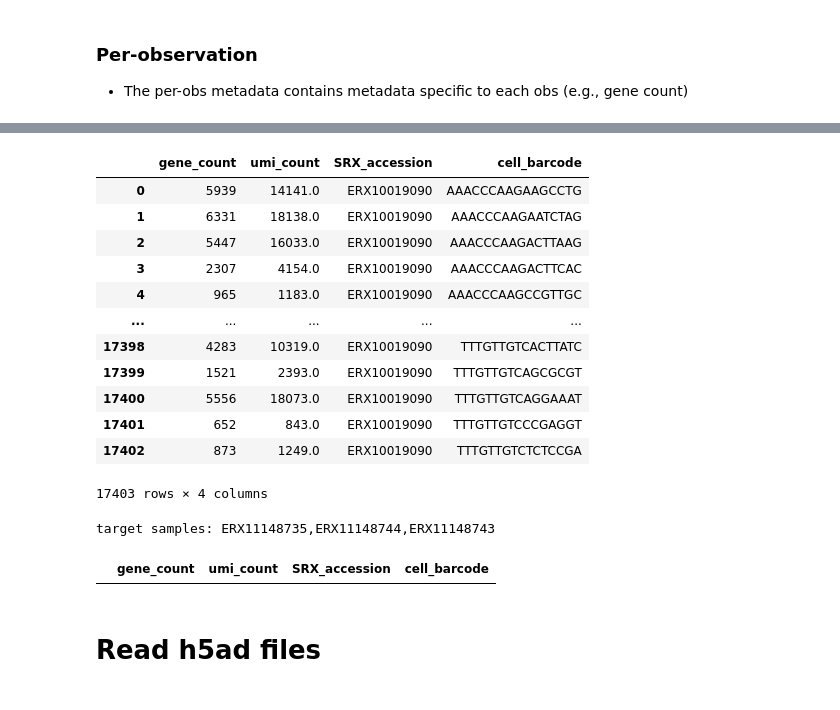
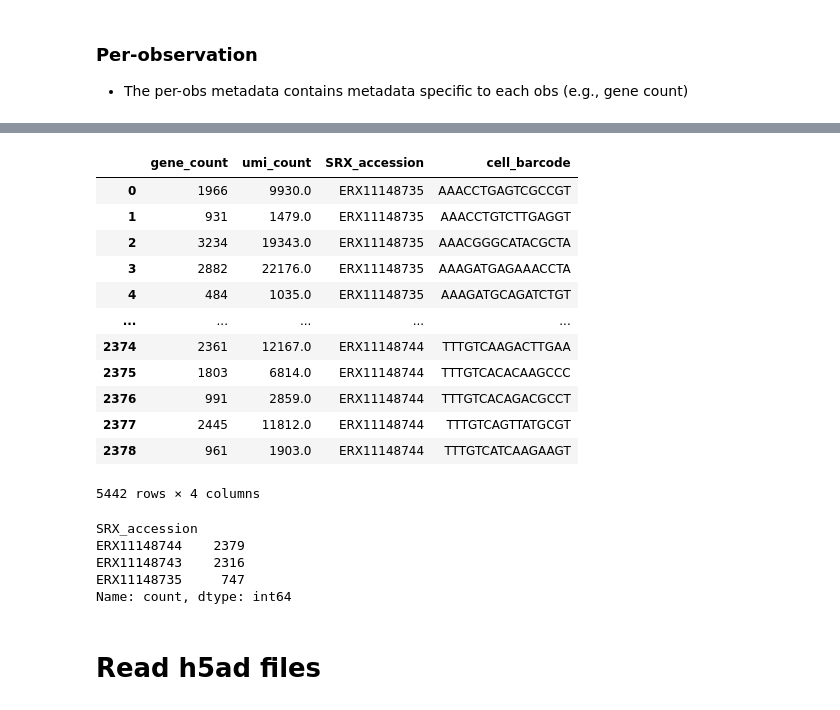
Before and after one commit to rdas-genesilico-ai/arc-virtual-cell-atlas-uv, a Jupyter notebook: scBaseCamp/tutorial-py.ipynb, the cells around one changed output, grey strips where cells are left out. Drawn from its saved outputs; the diff is of its cells as text; code cells hidden in the pictures.

```diff
--- a/scBaseCamp/tutorial-py.ipynb
+++ b/scBaseCamp/tutorial-py.ipynb
@@ -73,0 +67,4 @@ sample_pq_files
+# %%
+# list files
+sample_pq_files = get_parquet_files(gcs_path, "sample_metadata.parquet.gz")
+sample_pq_files.head()
@@ -139,7 +118,15 @@ h5ad_files
 # Obs metadata
 
 * `obs` ≃ cell
+# %%
+# select a particular STARsolo output type
+## "GeneFull_Ex50pAS" is most similar to CellRanger output
+target_feature_type = "GeneFull_Ex50pAS"
 # %% [markdown]
 ### Per-sample
 
 * Useful for quickly summarizing the per-sample metadata (a small file versus the entire obs metadata file; see below).
+# %%
+# filter to target count type
+sample_pq_files_f = sample_pq_files[sample_pq_files["feature_type"] == target_feature_type]
+sample_pq_files_f
@@ -146,13 +151,15 @@ h5ad_files
 # %%
+# we will just read the first 3 rows of each file
 row_count = 3
 sample_metadata = []
-for i,row in sample_pq_files.iterrows():
+for i,row in sample_pq_files_f.iterrows():
     sample_metadata.append(
         ds.dataset(row["file_path"], filesystem=fs, format="parquet")
         .head(row_count)
         .to_pandas()
     )
 sample_metadata = pd.concat(sample_metadata)
+
 print(sample_metadata.shape)
 sample_metadata.head()
 # %% [output]
@@ -209,42 +224,34 @@ human_samples
 | 1 | 29110027 | ERX11148744 | gs://arc-ctc-scbasecamp/2025-02-2... | 2379 | 10x_Genomics | 3_prime_gex | single_cell | Homo sapiens | skin of body | ... |
 | 2 | 29110026 | ERX11148743 | gs://arc-ctc-scbasecamp/2025-02-2... | 2316 | 10x_Genomics | 3_prime_gex | single_cell | Homo sapiens | skin of body | ... |
 # %%
-# read in in the per-obs metadata
-infile = os.path.join(gcp_base_path, "metadata", "Homo_sapiens", "obs_metadata.parquet.gz")
+# select certain columns and row filtering
+infile = os.path.join(gcs_base_path, "metadata", "Homo_sapiens", target_feature_type, "obs_metadata.parquet.gz")
 dataset = ds.dataset(infile, filesystem=fs, format="parquet")
-obs_metadata = dataset.to_table().to_pandas()
-obs_metadata
+obs_metadata_target = dataset.to_table(filter=(ds.field('SRX_accession').isin(human_samples["srx_accession"]))).to_pandas()
+obs_metadata_target
 # %% [output]
 |  | gene_count | umi_count | SRX_accession | cell_barcode |
-| 0 | 5939 | 14141.0 | ERX10019090 | AAACCCAAGAAGCCTG |
-| 1 | 6331 | 18138.0 | ERX10019090 | AAACCCAAGAATCTAG |
-| 2 | 5447 | 16033.0 | ERX10019090 | AAACCCAAGACTTAAG |
-| 3 | 2307 | 4154.0 | ERX10019090 | AAACCCAAGACTTCAC |
-| 4 | 965 | 1183.0 | ERX10019090 | AAACCCAAGCCGTTGC |
+| 0 | 1966 | 9930.0 | ERX11148735 | AAACCTGAGTCGCCGT |
+| 1 | 931 | 1479.0 | ERX11148735 | AAACCTGTCTTGAGGT |
+| 2 | 3234 | 19343.0 | ERX11148735 | AAACGGGCATACGCTA |
+| 3 | 2882 | 22176.0 | ERX11148735 | AAAGATGAGAAACCTA |
+| 4 | 484 | 1035.0 | ERX11148735 | AAAGATGCAGATCTGT |
 | ... | ... | ... | ... | ... |
-| 17398 | 4283 | 10319.0 | ERX10019090 | TTTGTTGTCACTTATC |
-| 17399 | 1521 | 2393.0 | ERX10019090 | TTTGTTGTCAGCGCGT |
-| 17400 | 5556 | 18073.0 | ERX10019090 | TTTGTTGTCAGGAAAT |
-| 17401 | 652 | 843.0 | ERX10019090 | TTTGTTGTCCCGAGGT |
-| 17402 | 873 | 1249.0 | ERX10019090 | TTTGTTGTCTCTCCGA |
+| 2374 | 2361 | 12167.0 | ERX11148744 | TTTGTCAAGACTTGAA |
+| 2375 | 1803 | 6814.0 | ERX11148744 | TTTGTCACACAAGCCC |
+| 2376 | 991 | 2859.0 | ERX11148744 | TTTGTCACAGACGCCT |
+| 2377 | 2445 | 11812.0 | ERX11148744 | TTTGTCAGTTATGCGT |
+| 2378 | 961 | 1903.0 | ERX11148744 | TTTGTCATCAAGAAGT |
-17403 rows × 4 columns
+5442 rows × 4 columns
-# %%
-# which samples?
-target_samples = ", ".join(human_samples['srx_accession'].tolist())
-print(f"target samples: {target_samples}")
-
-# read in data
-infile = os.path.join(gcp_base_path, "metadata", "Homo_sapiens", "obs_metadata.parquet.gz")
-dataset = ds.dataset(infile, filesystem=fs, format="parquet")
-obs_metadata_target = dataset.to_table(
-    filter=(
-        ds.field('SRX_accession').isin(human_samples["srx_accession"].tolist())
-    )
-).to_pandas()
-obs_metadata_target
-# %% [output]
-target samples: ERX11148735,ERX11148744,ERX11148743
-|  | gene_count | umi_count | SRX_accession | cell_barcode |
+# %%
+# observations per sample in out data subset
+obs_metadata_target["SRX_accession"].value_counts()
+# %% [output]
+SRX_accession
+ERX11148744    2379
+ERX11148743    2316
+ERX11148735     747
+Name: count, dtype: int64
 # %% [markdown]
 # Read h5ad files
 # %% [markdown]
```
Also changed, not shown: parts of 21 cells of this notebook, 5 other files.
